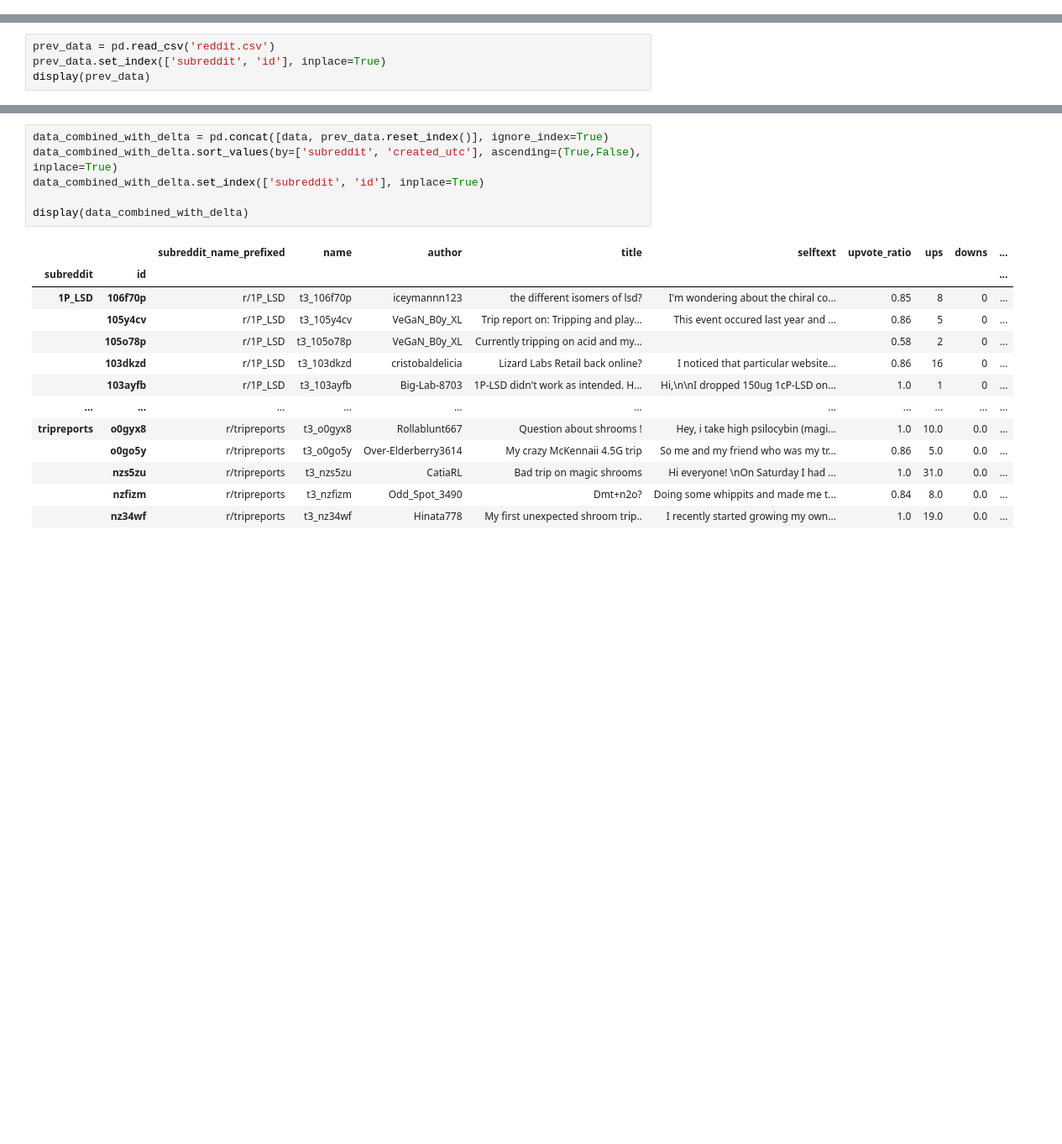
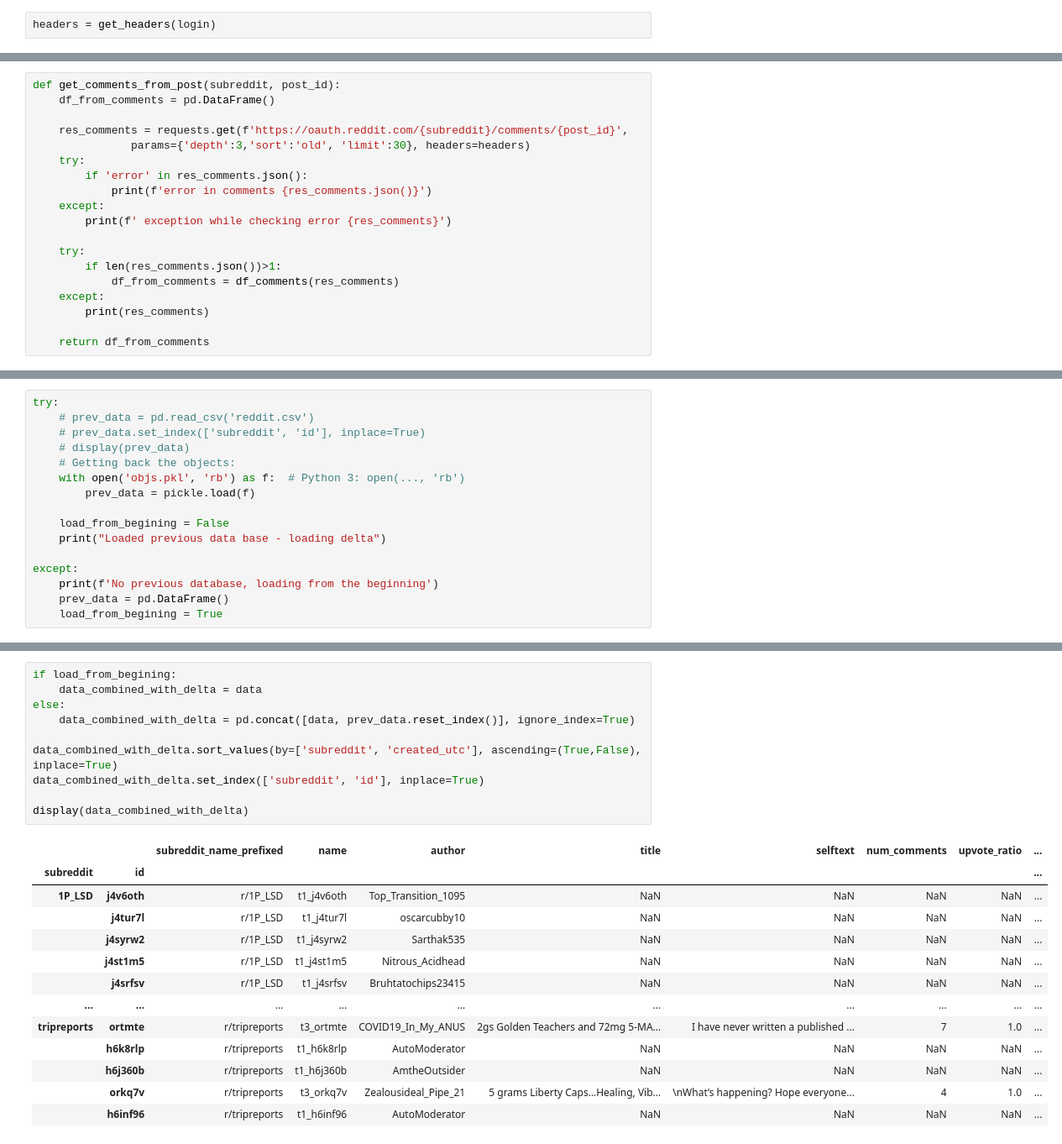
Before and after one commit to dspgroupd1/MODUS, a Jupyter notebook: code/scrapers/reddit/reddit-scraper.ipynb, the cells around one changed output, grey strips where cells are left out. Shown: that part at 84% size. Drawn from its saved outputs; the diff is of its cells as text; blank space fills up the shorter version.

```diff
--- a/code/scrapers/reddit/reddit-scraper.ipynb
+++ b/code/scrapers/reddit/reddit-scraper.ipynb
@@ -34,0 +55,2 @@ requests.get('https://oauth.reddit.com/api/v1/me', headers=headers)
+# %%
+headers = get_headers(login)
@@ -35,3 +74,22 @@ requests.get('https://oauth.reddit.com/api/v1/me', headers=headers)
+# %%
+def get_comments_from_post(subreddit, post_id):
+    df_from_comments = pd.DataFrame()
+
+    res_comments = requests.get(f'https://oauth.reddit.com/{subreddit}/comments/{post_id}',
+               params={'depth':3,'sort':'old', 'limit':30}, headers=headers)
+    try:
+        if 'error' in res_comments.json():
+            print(f'error in comments {res_comments.json()}')
+    except:
+        print(f' exception while checking error {res_comments}')
+
+    try:
+        if len(res_comments.json())>1:
+            df_from_comments = df_comments(res_comments)
+    except:
+        print(res_comments)
+
+    return df_from_comments
 # %%
 def df_from_response(res):
     # initialize temp dataframe for batch of data in response
@@ -89,5 +163,17 @@ sub_reddits=['r/1P_LSD', 'r/2cb', 'r/4acodmt', 'r/adderall', 'r/afinil', 'r/ambi
 # %%
-prev_data = pd.read_csv('reddit.csv')
-prev_data.set_index(['subreddit', 'id'], inplace=True)
-display(prev_data)
+try:
+    # prev_data = pd.read_csv('reddit.csv')
+    # prev_data.set_index(['subreddit', 'id'], inplace=True)
+    # display(prev_data)
+    # Getting back the objects:
+    with open('objs.pkl', 'rb') as f:  # Python 3: open(..., 'rb')
+        prev_data = pickle.load(f)
+
+    load_from_begining = False
+    print("Loaded previous data base - loading delta")
+
+except:
+    print(f'No previous database, loading from the beginning')
+    prev_data = pd.DataFrame()
+    load_from_begining = True
 # %% [output]
@@ -188,20 +279,24 @@ time to scrap 75.87666344642639
 # %%
-data_combined_with_delta = pd.concat([data, prev_data.reset_index()], ignore_index=True)
+if load_from_begining:
+    data_combined_with_delta = data
+else:
+    data_combined_with_delta = pd.concat([data, prev_data.reset_index()], ignore_index=True)
+
 data_combined_with_delta.sort_values(by=['subreddit', 'created_utc'], ascending=(True,False), inplace=True)
 data_combined_with_delta.set_index(['subreddit', 'id'], inplace=True)
 
 display(data_combined_with_delta)
 # %% [output]
-|  |  | subreddit_name_prefixed | name | author | title | selftext | upvote_ratio | ups | downs | ... |
-| subreddit | id |  |  |  |  |  |  |  |  | ... |
-| 1P_LSD | 106f70p | r/1P_LSD | t3_106f70p | iceymannn123 | the different isomers of lsd? | I'm wondering about the chiral co... | 0.85 | 8 | 0 | ... |
-|  | 105y4cv | r/1P_LSD | t3_105y4cv | VeGaN_B0y_XL | Trip report on: Tripping and play... | This event occured last year and ... | 0.86 | 5 | 0 | ... |
-|  | 105o78p | r/1P_LSD | t3_105o78p | VeGaN_B0y_XL | Currently tripping on acid and my... |  | 0.58 | 2 | 0 | ... |
-|  | 103dkzd | r/1P_LSD | t3_103dkzd | cristobaldelicia | Lizard Labs Retail back online? | I noticed that particular website... | 0.86 | 16 | 0 | ... |
-|  | 103ayfb | r/1P_LSD | t3_103ayfb | Big-Lab-8703 | 1P-LSD didn't work as intended. H... | Hi,\n\nI dropped 150ug 1cP-LSD on... | 1.0 | 1 | 0 | ... |
-| ... | ... | ... | ... | ... | ... | ... | ... | ... | ... | ... |
-| tripreports | o0gyx8 | r/tripreports | t3_o0gyx8 | Rollablunt667 | Question about shrooms ! | Hey, i take high psilocybin (magi... | 1.0 | 10.0 | 0.0 | ... |
-|  | o0go5y | r/tripreports | t3_o0go5y | Over-Elderberry3614 | My crazy McKennaii 4.5G trip | So me and my friend who was my tr... | 0.86 | 5.0 | 0.0 | ... |
-|  | nzs5zu | r/tripreports | t3_nzs5zu | CatiaRL | Bad trip on magic shrooms | Hi everyone! \nOn Saturday I had ... | 1.0 | 31.0 | 0.0 | ... |
-|  | nzfizm | r/tripreports | t3_nzfizm | Odd_Spot_3490 | Dmt+n2o? | Doing some whippits and made me t... | 0.84 | 8.0 | 0.0 | ... |
-|  | nz34wf | r/tripreports | t3_nz34wf | Hinata778 | My first unexpected shroom trip.. | I recently started growing my own... | 1.0 | 19.0 | 0.0 | ... |
+|  |  | subreddit_name_prefixed | name | author | title | selftext | num_comments | upvote_ratio | ... |
+| subreddit | id |  |  |  |  |  |  |  | ... |
+| 1P_LSD | j4v6oth | r/1P_LSD | t1_j4v6oth | Top_Transition_1095 | NaN | NaN | NaN | NaN | ... |
+|  | j4tur7l | r/1P_LSD | t1_j4tur7l | oscarcubby10 | NaN | NaN | NaN | NaN | ... |
+|  | j4syrw2 | r/1P_LSD | t1_j4syrw2 | Sarthak535 | NaN | NaN | NaN | NaN | ... |
+|  | j4st1m5 | r/1P_LSD | t1_j4st1m5 | Nitrous_Acidhead | NaN | NaN | NaN | NaN | ... |
+|  | j4srfsv | r/1P_LSD | t1_j4srfsv | Bruhtatochips23415 | NaN | NaN | NaN | NaN | ... |
+| ... | ... | ... | ... | ... | ... | ... | ... | ... | ... |
+| tripreports | ortmte | r/tripreports | t3_ortmte | COVID19_In_My_ANUS | 2gs Golden Teachers and 72mg 5-MA... | I have never written a published ... | 7 | 1.0 | ... |
+|  | h6k8rlp | r/tripreports | t1_h6k8rlp | AutoModerator | NaN | NaN | NaN | NaN | ... |
+|  | h6j360b | r/tripreports | t1_h6j360b | AmtheOutsider | NaN | NaN | NaN | NaN | ... |
+|  | orkq7v | r/tripreports | t3_orkq7v | Zealousideal_Pipe_21 | 5 grams Liberty Caps…Healing, Vib... | \nWhat’s happening? Hope everyone... | 4 | 1.0 | ... |
+|  | h6inf96 | r/tripreports | t1_h6inf96 | AutoModerator | NaN | NaN | NaN | NaN | ... |
```
Also changed, not shown: parts of 19 cells of this notebook, 7 other files.
